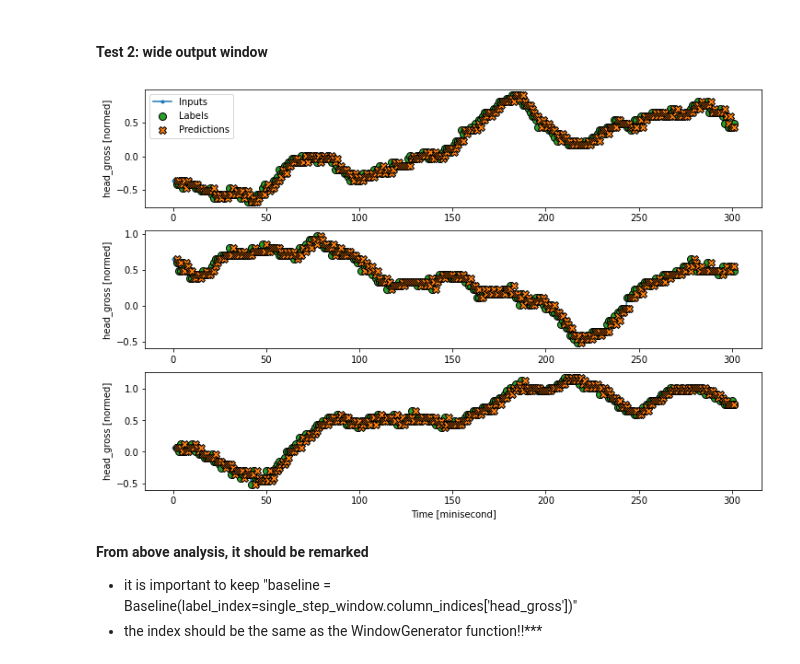
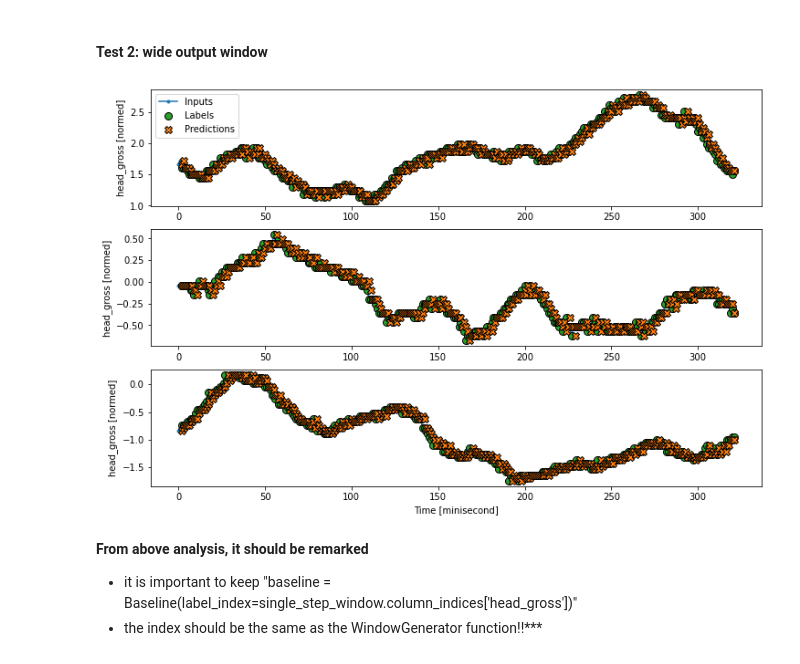
Before and after one commit to wengangmao/wengangmao.github.io, a Jupyter notebook: contents/wengang/rnn_tensorflow.ipynb, the cells around one changed output. Saved outputs shown, nothing was run; the diff lists cells and outputs as text; code cells hidden in the pictures.

```diff
--- a/contents/wengang/rnn_tensorflow.ipynb
+++ b/contents/wengang/rnn_tensorflow.ipynb
@@ -663,13 +663,13 @@ single_step_window.test
 #### Test 2: wide output window
 # %%
 wide_window = WindowGenerator(
-    input_width=300, label_width=300, shift=2,
+    input_width=320, label_width=320, shift=2,
     label_columns=['head_gross'])    ################# NB: it is very important to choose the parameters here ##############
 ###################################################################################################################################
 
 wide_window.plot(baseline)
 # %% [output]
-[figure, old version]
+[figure, new version]
 # %% [markdown]
 **From above analysis, it should be remarked**
 * it is important to keep "baseline = Baseline(label_index=single_step_window.column_indices['head_gross'])"
```
Also changed, not shown: parts of 29 cells of this notebook, 11 other files.
